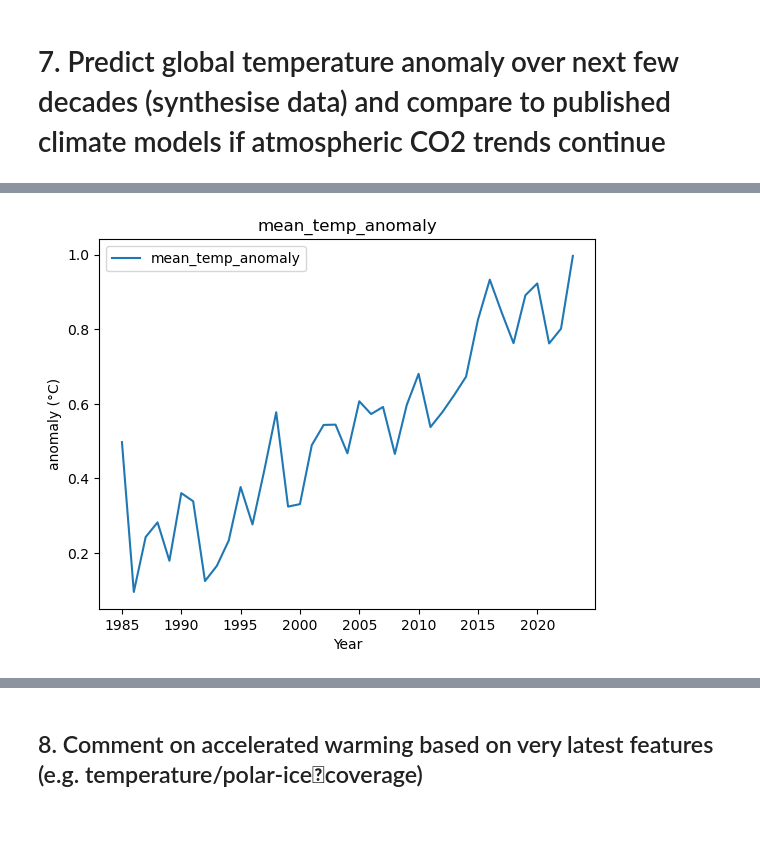
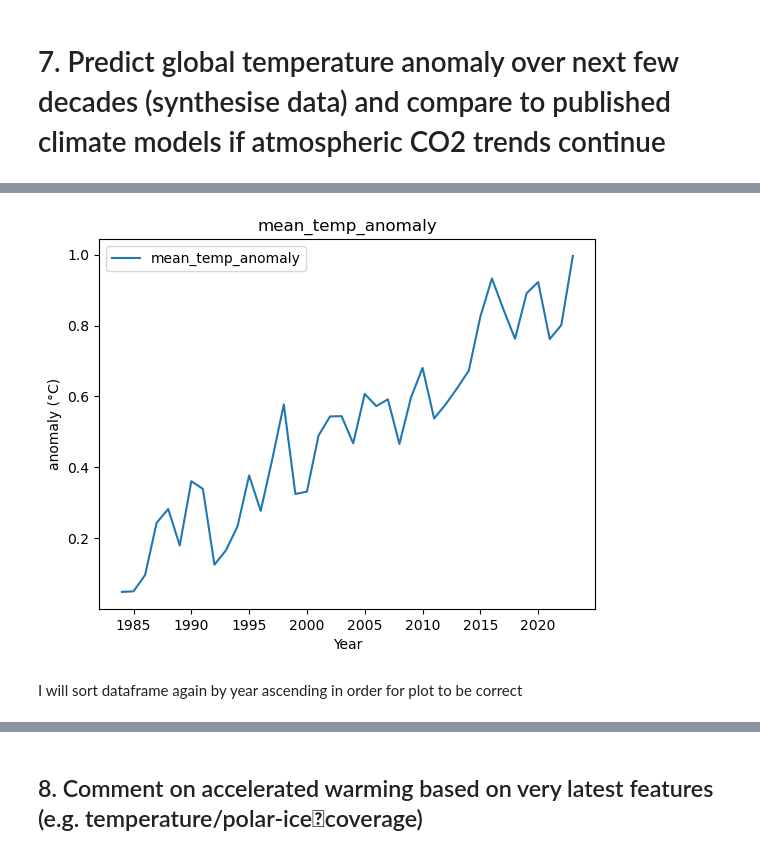
Before and after one commit to dectan/Programming-for-Data-Analysis-Project-2, a Jupyter notebook: Project 2.ipynb, the cells around one changed output, grey strips where cells are left out. Drawn from its saved outputs; the diff is of its cells as text; code cells hidden in the pictures; blank space fills up the shorter version.

```diff
--- a/Project 2.ipynb
+++ b/Project 2.ipynb
@@ -939,3 +941,3 @@ plt.show()
 # %%
 ##https://www.kaggle.com/code/ryanholbrook/linear-regression-with-time-series/tutorial
-mean_temp_anomaly =pd.read_csv('imported_datasets/Mean temp anomaly 1985-2023.csv')
+df =pd.read_csv('temperature-anomaly ow.csv')
@@ -950,0 +960,2 @@ mean_temp_anomaly.head()
+# %%
+df = df.query("Entity == 'Global'")
@@ -950,0 +978,2 @@ mean_temp_anomaly.head()
+# %%
+df = df.sort_values(by="Year", ascending=False)
@@ -950,0 +996,2 @@ mean_temp_anomaly.head()
+# %%
+prev_40_years=df.head(40)
@@ -951,9 +1018,11 @@ mean_temp_anomaly.head()
 # %%
-plt.plot(mean_temp_anomaly['year'],mean_temp_anomaly['anomaly'], label = 'mean_temp_anomaly')
+plt.plot(prev_40_years['Year'],prev_40_years['Global average temperature anomaly relative to 1961-1990'], label = 'mean_temp_anomaly')
 plt.xlabel('Year')
 plt.ylabel('anomaly (°C)')
 plt.title('mean_temp_anomaly')
 plt.legend()
 plt.show()
 # %% [output]
-[figure, old version]
+[figure, new version]
+# %% [markdown]
+I will sort dataframe again by year ascending in order for plot to be correct
```
Also changed, not shown: parts of 12 cells of this notebook, 2 other files.
